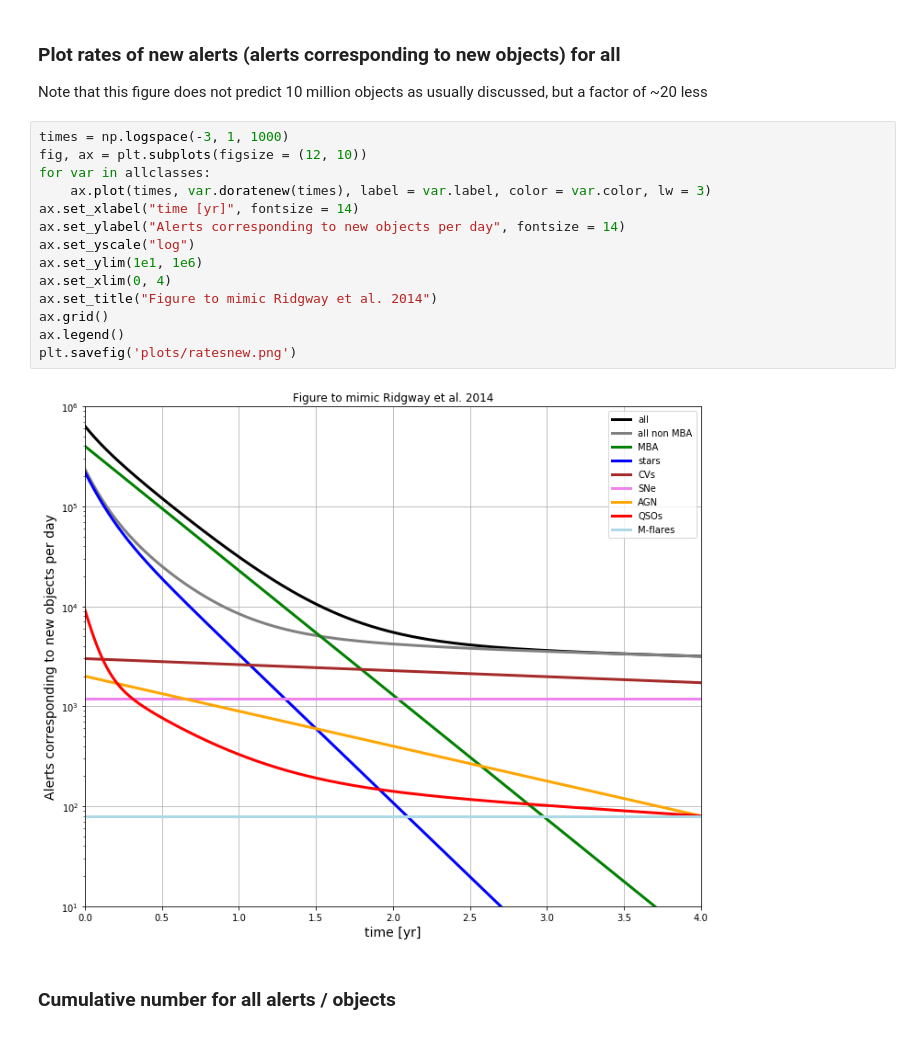
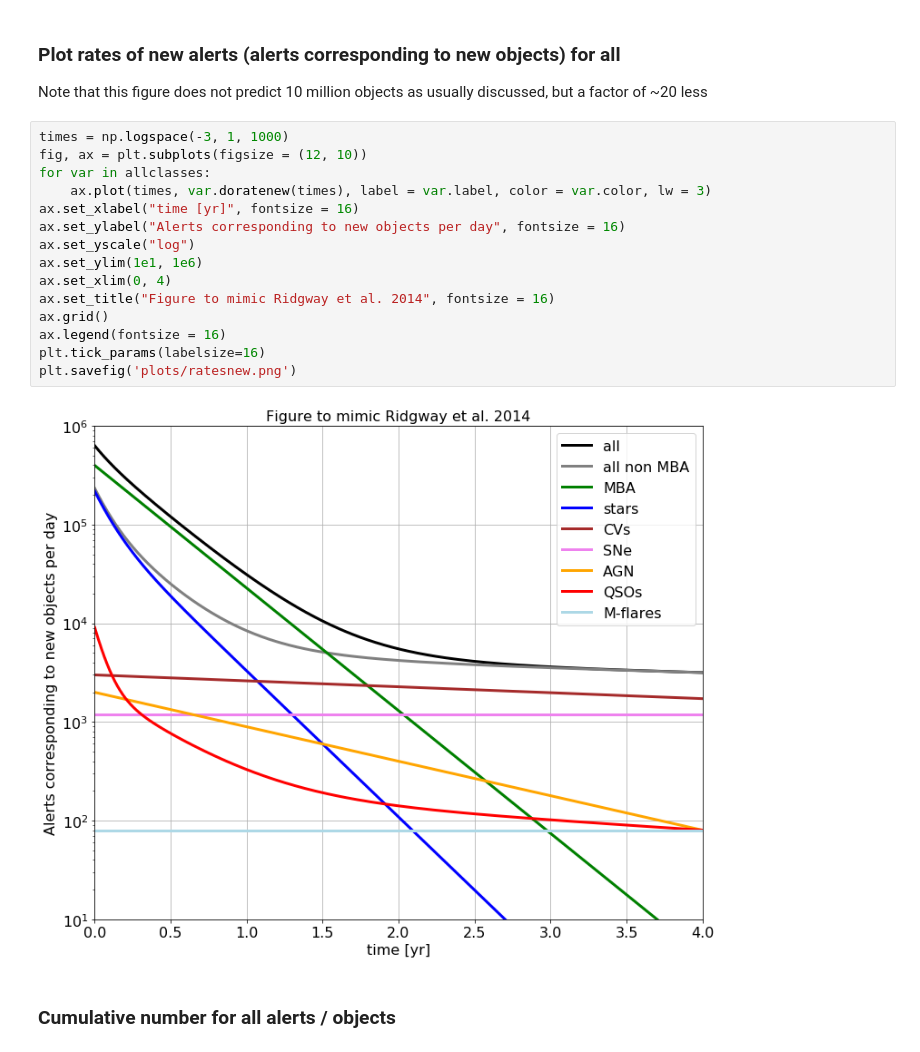
Before and after one commit to fforster/alertsimulation, a Jupyter notebook: notebooks/alertsimulation.ipynb, the cells around one changed output. Saved outputs shown, nothing was run; the diff lists cells and outputs as text.

```diff
--- a/notebooks/alertsimulation.ipynb
+++ b/notebooks/alertsimulation.ipynb
@@ -48,19 +52,20 @@ Note that this figure does not predict 10 million objects as usually discussed,
 # %%
 times = np.logspace(-3, 1, 1000)
 fig, ax = plt.subplots(figsize = (12, 10))
 for var in allclasses:
     ax.plot(times, var.doratenew(times), label = var.label, color = var.color, lw = 3)
-ax.set_xlabel("time [yr]", fontsize = 14)
-ax.set_ylabel("Alerts corresponding to new objects per day", fontsize = 14)
+ax.set_xlabel("time [yr]", fontsize = 16)
+ax.set_ylabel("Alerts corresponding to new objects per day", fontsize = 16)
 ax.set_yscale("log")
 ax.set_ylim(1e1, 1e6)
 ax.set_xlim(0, 4)
-ax.set_title("Figure to mimic Ridgway et al. 2014")
+ax.set_title("Figure to mimic Ridgway et al. 2014", fontsize = 16)
 ax.grid()
-ax.legend()
+ax.legend(fontsize = 16)
+plt.tick_params(labelsize=16)
 plt.savefig('plots/ratesnew.png')
 # %% [output]
-[figure, old version]
+[figure, new version]
 # %% [markdown]
 ### Cumulative number for all alerts / objects
 # %%
```
Also changed, not shown: parts of 8 cells of this notebook.
